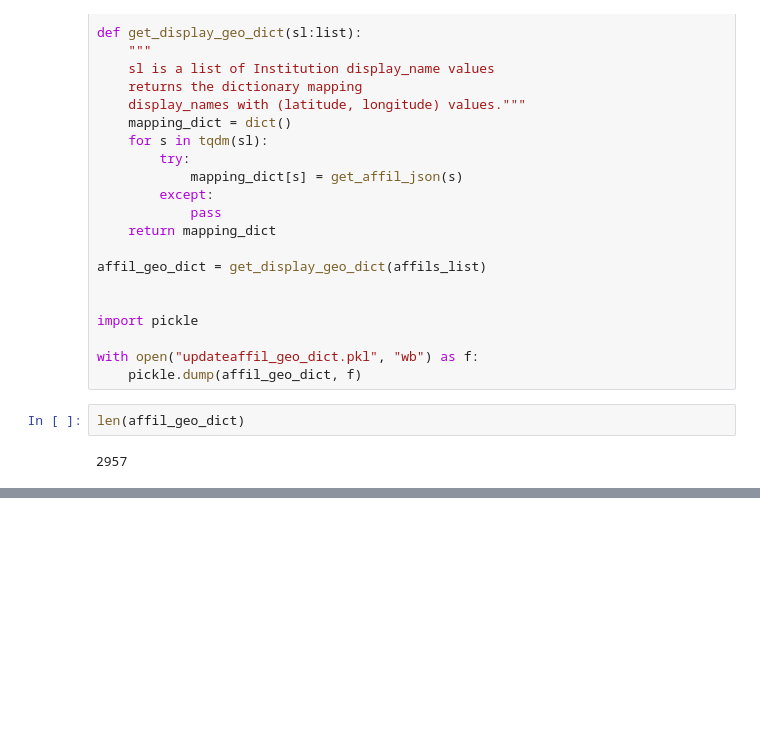
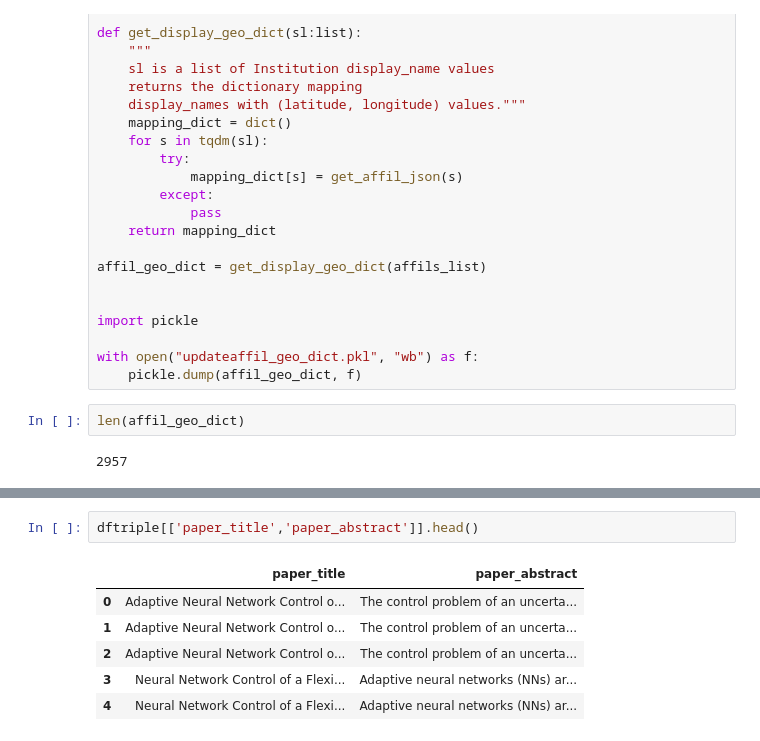
Before and after one commit to doolingdavidrs21/openalex-jamming-gpt4, a Jupyter notebook: update2d.ipynb, the cells around one changed output, grey strips where cells are left out. Drawn from its saved outputs; the diff is of its cells as text; blank space fills up the shorter version.

```diff
--- a/update2d.ipynb
+++ b/update2d.ipynb
@@ -1686,0 +1698,9 @@ len(affil_geo_dict)
+# %%
+dftriple[['paper_title','paper_abstract']].head()
+# %% [output]
+|  | paper_title | paper_abstract |
+| 0 | Adaptive Neural Network Control o... | The control problem of an uncerta... |
+| 1 | Adaptive Neural Network Control o... | The control problem of an uncerta... |
+| 2 | Adaptive Neural Network Control o... | The control problem of an uncerta... |
+| 3 | Neural Network Control of a Flexi... | Adaptive neural networks (NNs) ar... |
+| 4 | Neural Network Control of a Flexi... | Adaptive neural networks (NNs) ar... |
```
Also changed, not shown: parts of 8 cells of this notebook.
